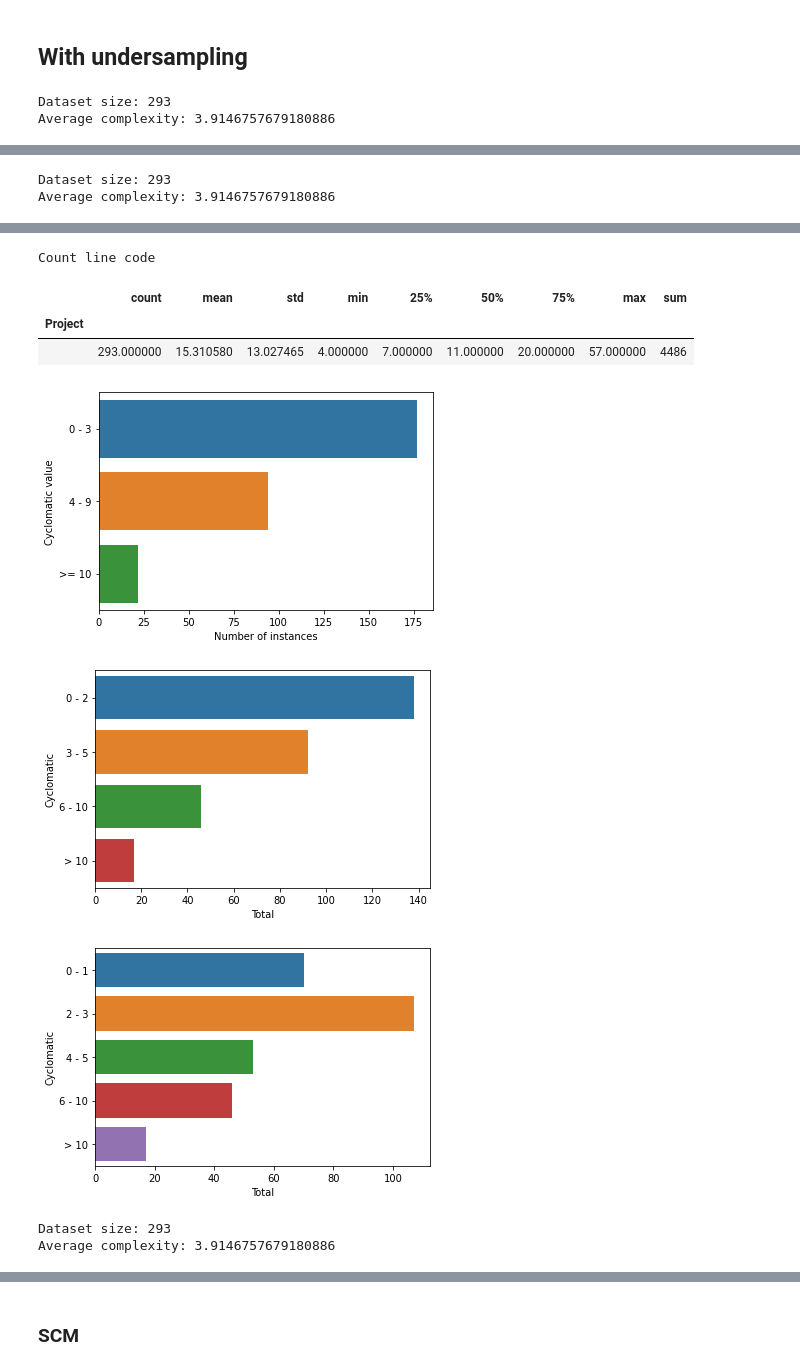
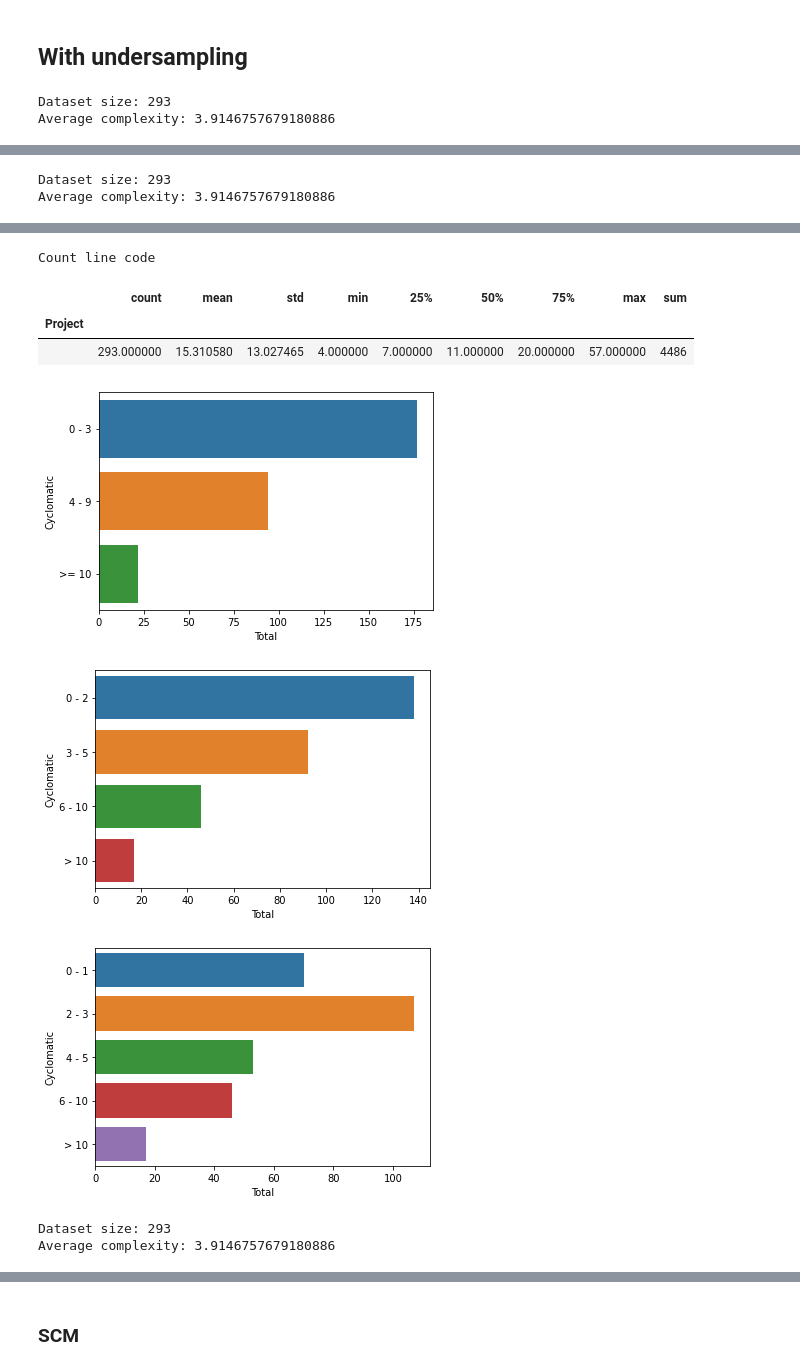
Before and after one commit to keslleylima/PPC-Prediction, a Jupyter notebook: src/main/jupyter/wniemiec/ml/ppc/main.ipynb, the cells around one changed output, grey strips where cells are left out. Drawn from its saved outputs; the diff is of its cells as text; code cells hidden in the pictures.

```diff
--- a/src/main/jupyter/wniemiec/ml/ppc/main.ipynb
+++ b/src/main/jupyter/wniemiec/ml/ppc/main.ipynb
@@ -868,34 +940,34 @@ dataset_external_validation_with_undersampling.truncate_ppc(3)
 
 external_validation_with_undersampling = ExternalValidation(dataset, dataset_external_validation_with_undersampling)
 # %%
-dataset_external_validation_view = CoverageDatasetViewer(dataset_external_validation_with_undersampling, export_chart=False)
+dataset_external_validation_view = DatasetViewer(dataset_external_validation_with_undersampling, export_chart=False)
 dataset_external_validation_view.display_cyclomatic_overview()
 
 dataset_external_validation_view.display_cyclomatic_overview()
 dataset_external_validation_view.display_dataset_loc_table_groupby_project()
 dataset_external_validation_view.display_cyclomatic_groupby_3()
 dataset_external_validation_view.display_cyclomatic_groupby_4()
 dataset_external_validation_view.display_cyclomatic_groupby_5()
 dataset_external_validation_view.display_cyclomatic_overview()
 dataset_external_validation_view.display_correlation_heatmap()
 dataset_external_validation_view.display_correlation_table()
 dataset_external_validation_view.display_dataset_overview_table()
 dataset_external_validation_view.display_dataset_overview_table_groupby_project()
 dataset_external_validation_view.display_ppc_ec_chart()
 dataset_external_validation_view.display_project_contributions()
 dataset_external_validation_view.display_project_contributions_by_cyclomatic()
 # %% [output]
 Dataset size: 293
 Average complexity: 3.9146757679180886
 [figure]
 Dataset size: 293
 Average complexity: 3.9146757679180886
 [figure]
 Count line code
 |  | count | mean | std | min | 25% | 50% | 75% | max | sum |
 | Project |  |  |  |  |  |  |  |  |  |
 |  | 293.000000 | 15.310580 | 13.027465 | 4.000000 | 7.000000 | 11.000000 | 20.000000 | 57.000000 | 4486 |
-[figure, old version]
+[figure, new version]
 [figure]
 [figure]
 Dataset size: 293
```
Also changed, not shown: parts of 29 cells of this notebook.
